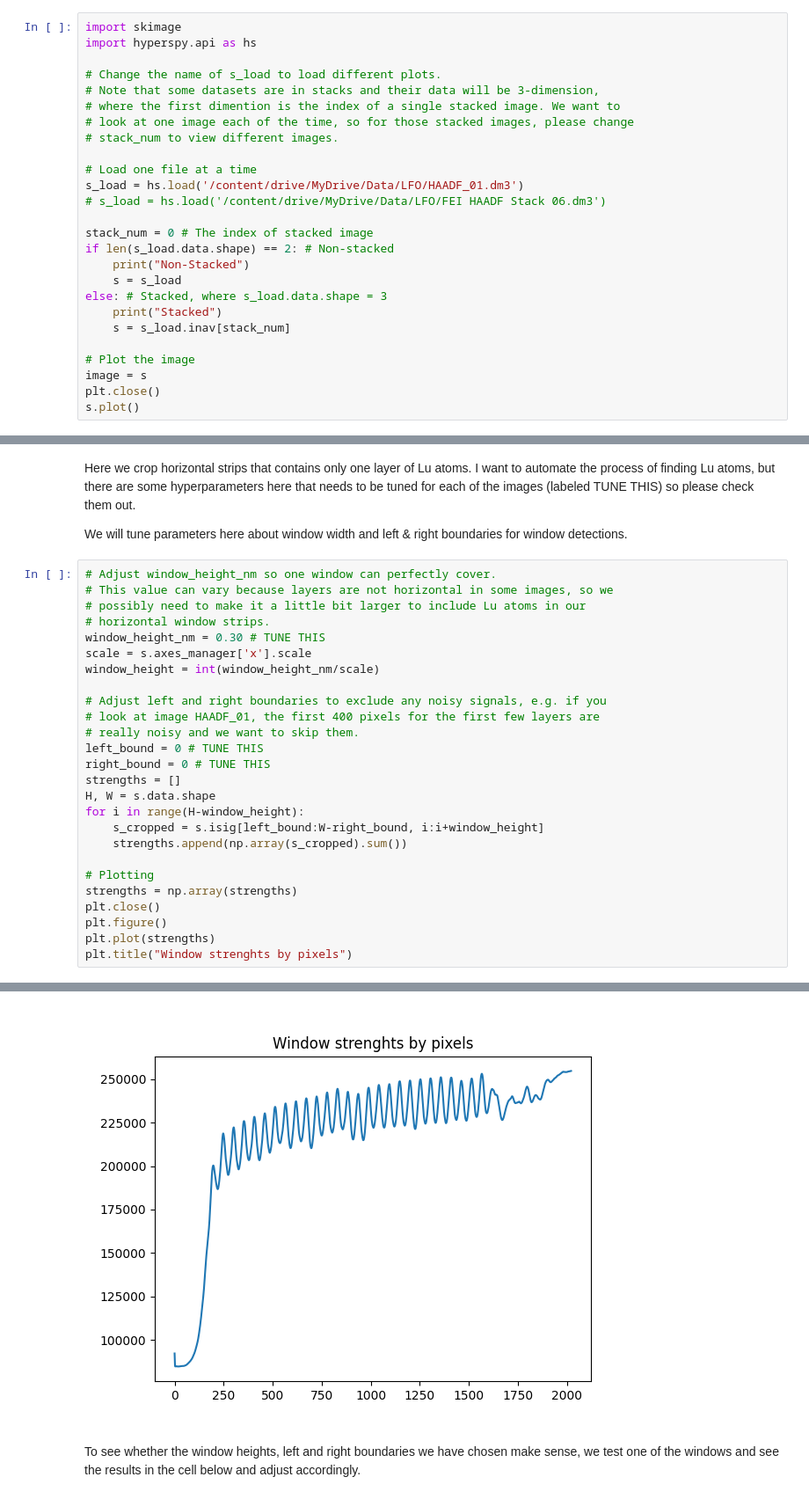
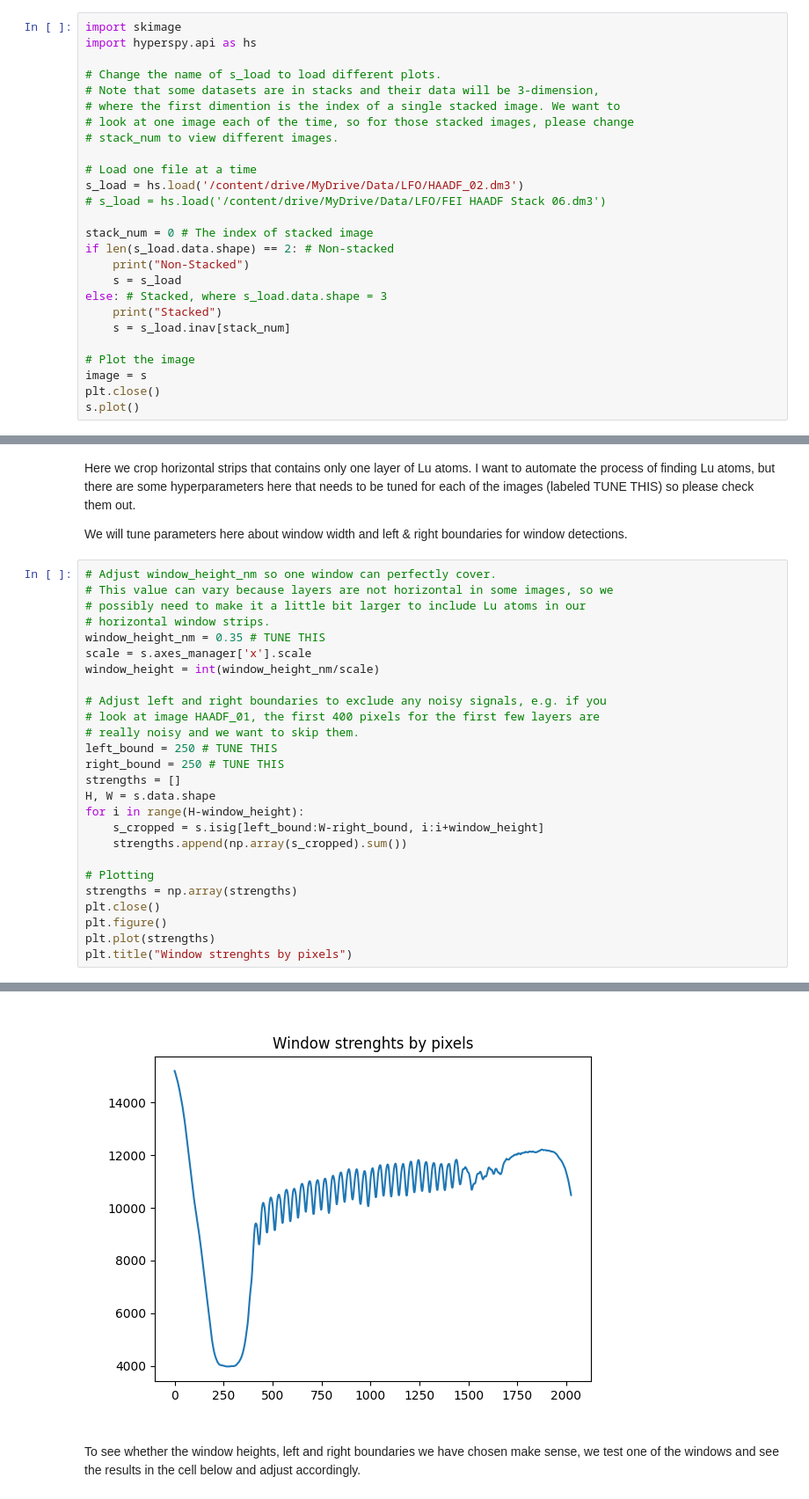
Before and after one commit to jiananwu72/LuFeO3Detect, a Jupyter notebook: LuFeO3/LFOWindowingAutomated.ipynb, the cells around one changed output, grey strips where cells are left out. Shown at 88% size. Cells and saved outputs as stored; diff of their text form.

```diff
--- a/LuFeO3/LFOWindowingAutomated.ipynb
+++ b/LuFeO3/LFOWindowingAutomated.ipynb
@@ -41,7 +41,7 @@ import hyperspy.api as hs
 # stack_num to view different images.
 
 # Load one file at a time
-s_load = hs.load('/content/drive/MyDrive/Data/LFO/HAADF_01.dm3')
+s_load = hs.load('/content/drive/MyDrive/Data/LFO/HAADF_02.dm3')
 # s_load = hs.load('/content/drive/MyDrive/Data/LFO/FEI HAADF Stack 06.dm3')
 
 stack_num = 0 # The index of stacked image
@@ -65,32 +66,32 @@ We will tune parameters here about window width and left & right boundaries for
 # %%
 # Adjust window_height_nm so one window can perfectly cover.
 # This value can vary because layers are not horizontal in some images, so we
 # possibly need to make it a little bit larger to include Lu atoms in our
 # horizontal window strips.
-window_height_nm = 0.30 # TUNE THIS
+window_height_nm = 0.35 # TUNE THIS
 scale = s.axes_manager['x'].scale
 window_height = int(window_height_nm/scale)
 
 # Adjust left and right boundaries to exclude any noisy signals, e.g. if you
 # look at image HAADF_01, the first 400 pixels for the first few layers are
 # really noisy and we want to skip them.
-left_bound = 0 # TUNE THIS
-right_bound = 0 # TUNE THIS
+left_bound = 250 # TUNE THIS
+right_bound = 250 # TUNE THIS
 strengths = []
 H, W = s.data.shape
 for i in range(H-window_height):
     s_cropped = s.isig[left_bound:W-right_bound, i:i+window_height]
     strengths.append(np.array(s_cropped).sum())
 
 # Plotting
 strengths = np.array(strengths)
 plt.close()
 plt.figure()
 plt.plot(strengths)
 plt.title("Window strenghts by pixels")
 # %% [output]
 Text(0.5, 1.0, 'Window strenghts by pixels')
-[figure, old version]
+[figure, new version]
 # %% [markdown]
 To see whether the window heights, left and right boundaries we have chosen make sense, we test one of the windows and see the results in the cell below and adjust accordingly.
 # %%
```
Also changed, not shown: parts of 9 cells of this notebook.
